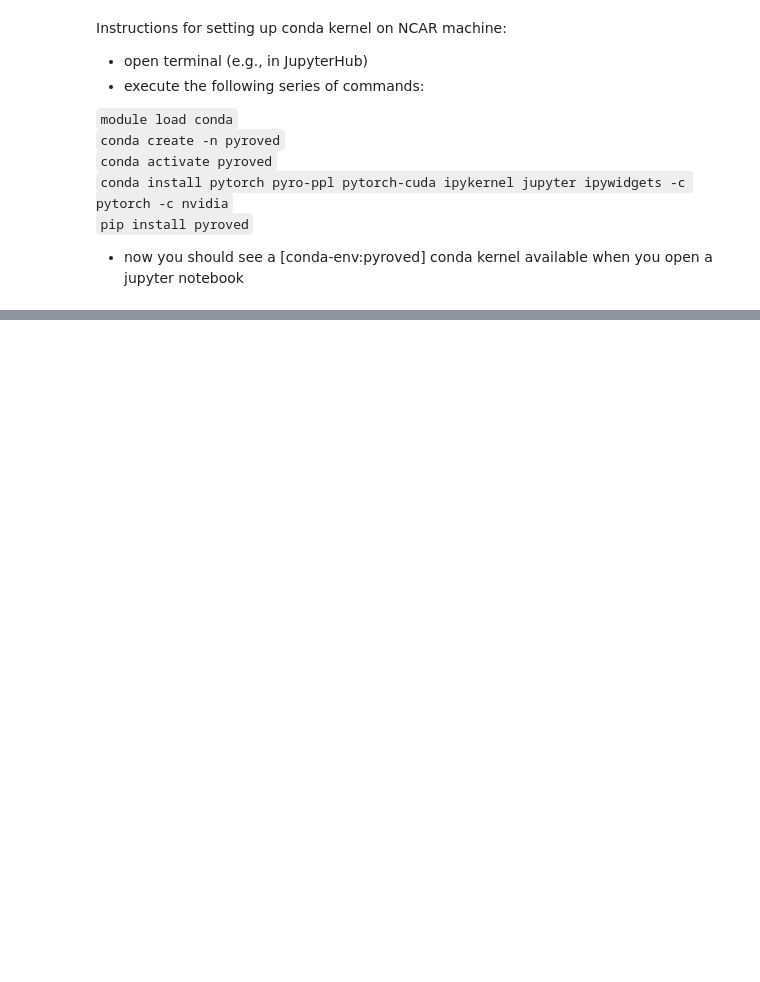
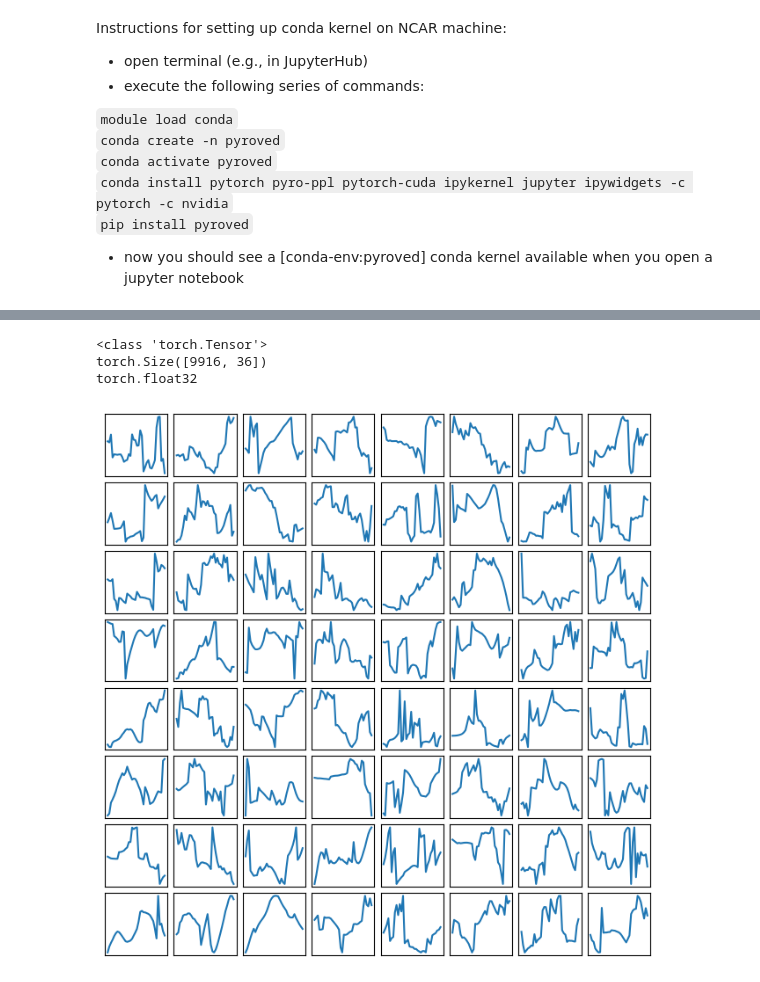
Before and after one commit to josephko91/ice-mp-su24, a Jupyter notebook: ml_examples/pyroved_example.ipynb, the cells around one changed output, grey strips where cells are left out. Drawn from its saved outputs; the diff is of its cells as text; code cells hidden in the pictures; blank space fills up the shorter version.

Commit message:
example using supersat traj data

```diff
--- a/ml_examples/pyroved_example.ipynb
+++ b/ml_examples/pyroved_example.ipynb
@@ -141,0 +156,8 @@ ax2.grid()
+# %%
+filepath = '/glade/work/psturm/ice-mp-su24/saved_trajectory_data/rh_trajectories_Ns10000.csv'
+rh_trajectories = pd.read_csv(filepath)
+rh_trajectories = rh_trajectories.dropna()
+# make the index rk_deact
+rh_trajectories = rh_trajectories.set_index('rk_deact')
+# convert to numpy array
+supersaturation = (rh_trajectories.to_numpy()-1)
@@ -141,0 +178,24 @@ ax2.grid()
+# %%
+# convert data to tensor
+train_data = torch.from_numpy(supersaturation)
+train_data = train_data.to(torch.float32) # change data type for compatibility with package
+print(type(train_data))
+print(train_data.shape)
+print(train_data.dtype)
+# %% [output]
+<class 'torch.Tensor'>
+torch.Size([9916, 36])
+torch.float32
+# %%
+# Initialize train loader
+train_loader = pv.utils.init_dataloader(train_data.unsqueeze(1), batch_size=64)
+# %%
+# visualize sample of trajs
+fig, axes = plt.subplots(8, 8, figsize=(8, 8),
+                         subplot_kw={'xticks':[], 'yticks':[]},
+                         gridspec_kw=dict(hspace=0.1, wspace=0.1))
+
+for ax, (y,) in zip(axes.flat, train_loader):
+    ax.plot(y[0, 0])
+# %% [output]
+[figure, added]
```
Also changed, not shown: parts of 12 cells of this notebook.
